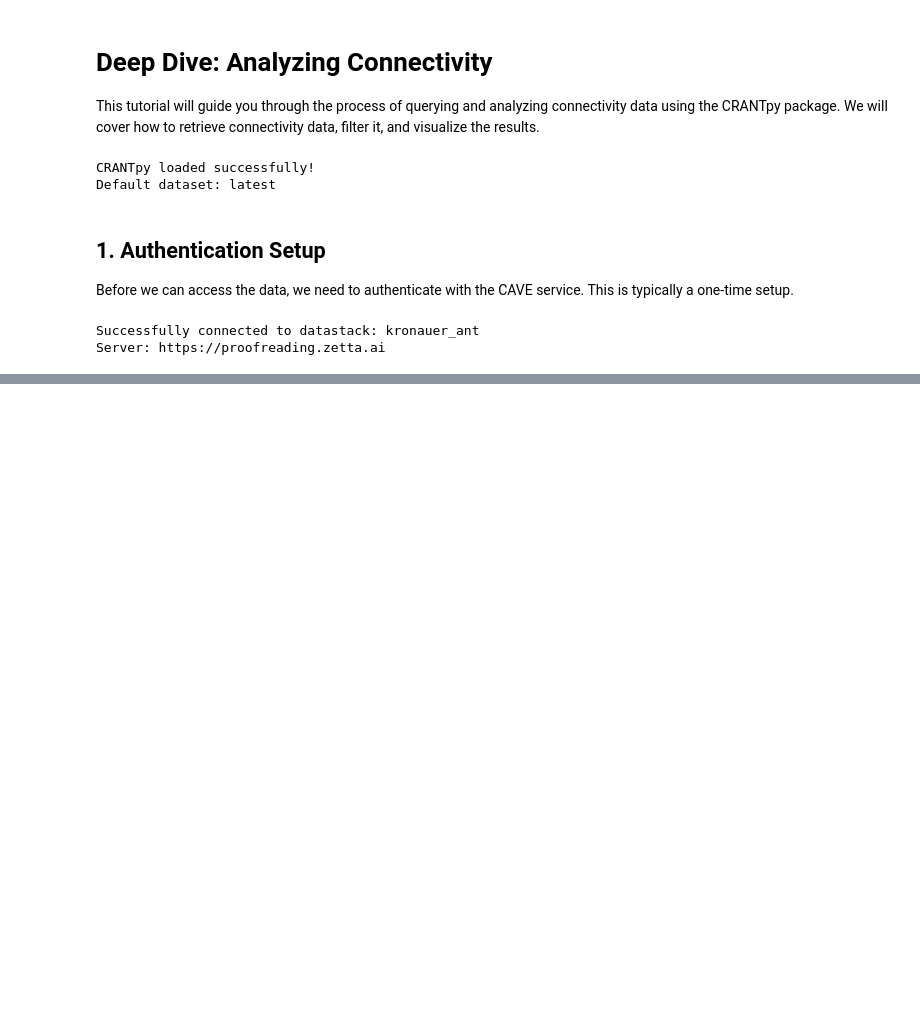
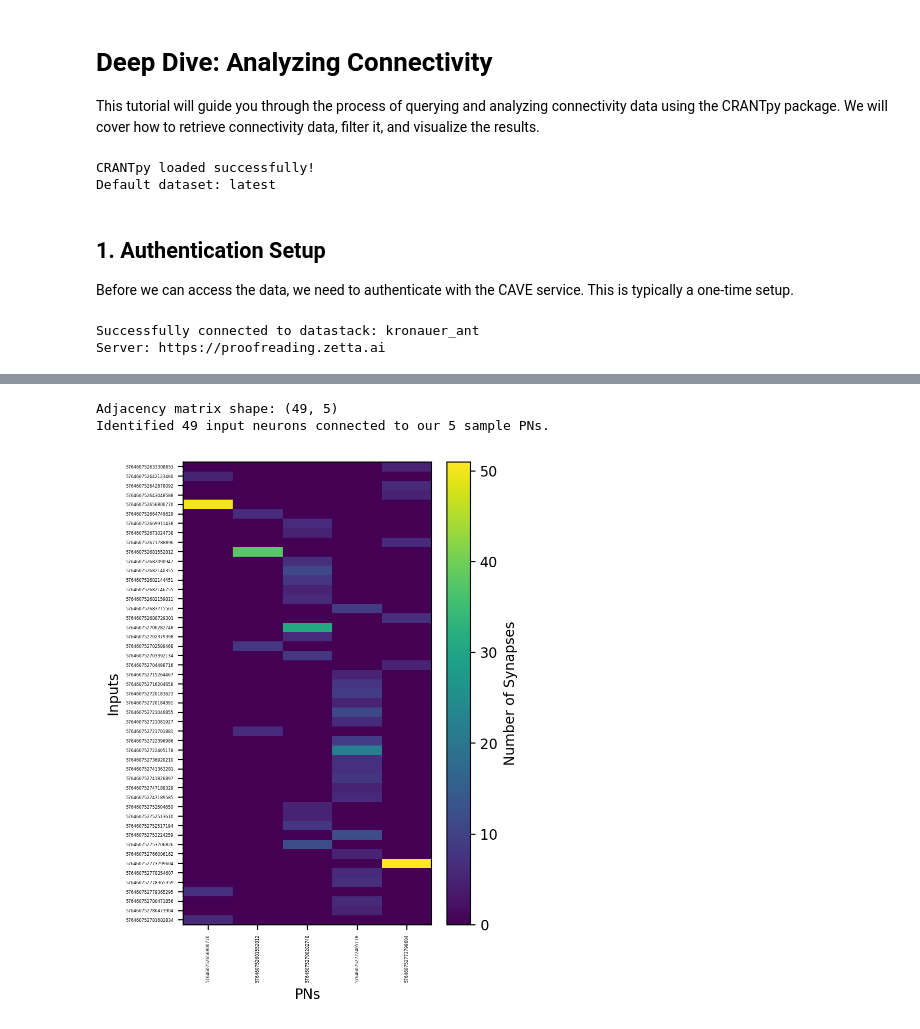
Before and after one commit to Social-Evolution-and-Behavior/crantpy, a Jupyter notebook: docs/deep_dive/connectivity.ipynb, the cells around one changed output, grey strips where cells are left out. Saved outputs shown, nothing was run; the diff lists cells and outputs as text; code cells hidden in the pictures; blank space fills up the shorter version.

```diff
--- a/docs/deep_dive/connectivity.ipynb
+++ b/docs/deep_dive/connectivity.ipynb
@@ -38,0 +131,19 @@ Server: https://proofreading.zetta.ai
+# %%
+adjacency = cp.get_adjacency(post_ids=sample_ids, threshold=5)
+print(f"Adjacency matrix shape: {adjacency.shape}")
+print(f"Identified {adjacency.shape[0]} input neurons connected to our {adjacency.shape[1]} sample PNs.")
+# %% [output]
+Adjacency matrix shape: (49, 5)
+Identified 49 input neurons connected to our 5 sample PNs.
+# %%
+# Heatmap
+plt.figure(figsize=(4, 6), dpi=200)
+plt.imshow(adjacency.values, aspect='auto', cmap='viridis')
+plt.colorbar(label='Number of Synapses')
+plt.xlabel('PNs')
+plt.ylabel('Inputs')
+plt.xticks(ticks=np.arange(len(adjacency.columns)), labels=adjacency.columns, rotation=90, fontsize=3)
+plt.yticks(ticks=np.arange(len(adjacency.index)), labels=adjacency.index, fontsize=3)
+plt.show()
+# %% [output]
+[figure, added]
```
Also changed, not shown: parts of 13 cells of this notebook, 1 other file.
